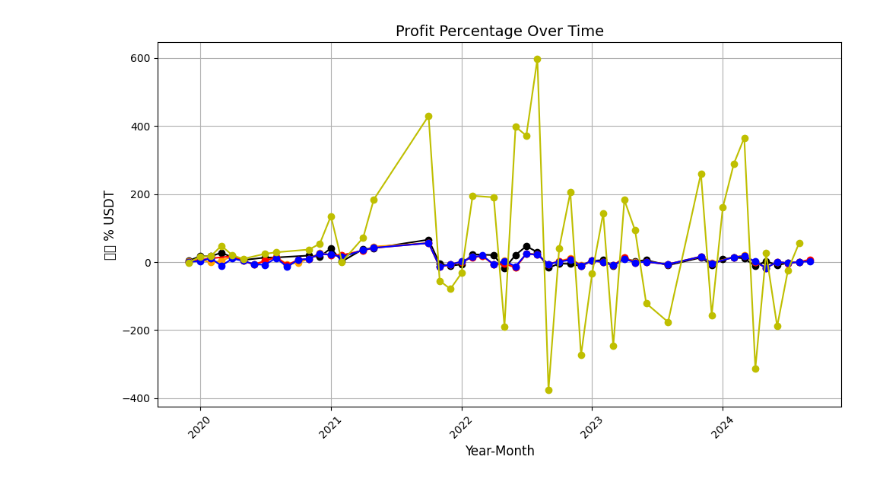
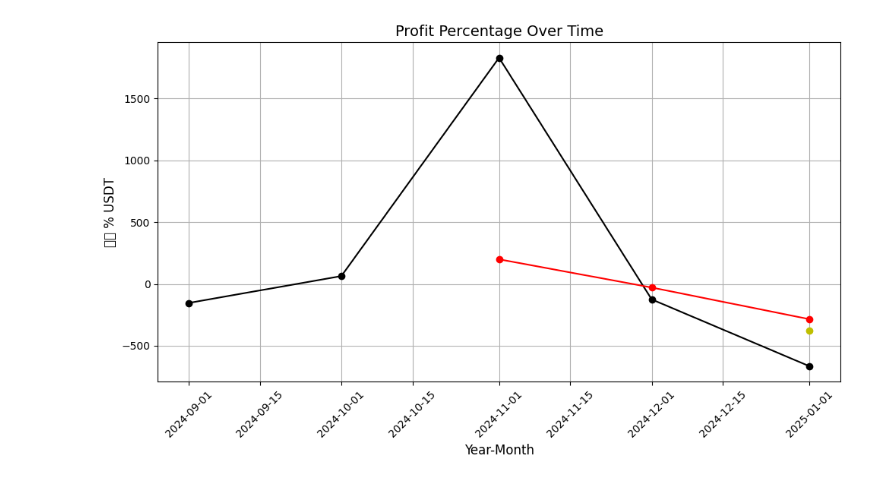
Before and after one commit to jkk300000/PineScript-TradingView-_algorithmTradingSauce, a Jupyter notebook: 트레이딩_뷰_알고리즘_자동매매_수익률_분석.ipynb, the cells around one changed output. Cells and saved outputs as stored; diff of their text form; code cells hidden in the pictures.

```diff
--- a/트레이딩_뷰_알고리즘_자동매매_수익률_분석.ipynb
+++ b/트레이딩_뷰_알고리즘_자동매매_수익률_분석.ipynb
@@ -4,8 +4,8 @@
 import pandas as pd
 import matplotlib.pyplot as plt
 # %%
-data = pd.read_csv('/content/sample_data/내_전략_List_of_Trades_2024-10-07 (2).csv')
+data = pd.read_csv('/content/sample_data/내_전략_List_of_Trades_2025-01-27.csv')
 # %%
-data2 = pd.read_csv('/content/sample_data/내_전략_List_of_Trades_2024-10-06 (1).csv')
+data2 = pd.read_csv('/content/sample_data/내_전략_List_of_Trades_2025-01-27 (1).csv')
 # %%
-data3 = pd.read_csv('/content/sample_data/내_전략_List_of_Trades_2024-10-06 (2).csv')
+data3 = pd.read_csv('/content/sample_data/스퀴즈_모멘텀_비트코인_List_of_Trades_2025-01-27.csv')
@@ -51,7 +88,7 @@ def calculate_profit(Data):
 # %%
 calculate_profit1 = calculate_profit(data)
-# calculate_profit2 = calculate_profit(data2)
-# calculate_profit3 = calculate_profit(data3)
+calculate_profit2 = calculate_profit(data2)
+calculate_profit3 = calculate_profit(data3)
 # calculate_profit4 = calculate_profit(data4)
 # calculate_profit5 = calculate_profit(data5)
 # calculate_profit6 = calculate_profit(data6)
@@ -136,39 +117,39 @@ combined_df_vertical
 # %%
   calculate_profit1['Year-Month'] = pd.to_datetime(calculate_profit1[['Year', 'Month']].assign(DAY=1))
-  # calculate_profit2['Year-Month'] = pd.to_datetime(calculate_profit2[['Year', 'Month']].assign(DAY=1))
-  # calculate_profit3['Year-Month'] = pd.to_datetime(calculate_profit3[['Year', 'Month']].assign(DAY=1))
+  calculate_profit2['Year-Month'] = pd.to_datetime(calculate_profit2[['Year', 'Month']].assign(DAY=1))
+  calculate_profit3['Year-Month'] = pd.to_datetime(calculate_profit3[['Year', 'Month']].assign(DAY=1))
   # calculate_profit4['Year-Month'] = pd.to_datetime(calculate_profit4[['Year', 'Month']].assign(DAY=1))
   # calculate_profit5['Year-Month'] = pd.to_datetime(calculate_profit5[['Year', 'Month']].assign(DAY=1))
   # calculate_profit6['Year-Month'] = pd.to_datetime(calculate_profit6[['Year', 'Month']].assign(DAY=1))
-  calculate_profit7['Year-Month'] = pd.to_datetime(calculate_profit7[['Year', 'Month']].assign(DAY=1))
-  calculate_profit8['Year-Month'] = pd.to_datetime(calculate_profit8[['Year', 'Month']].assign(DAY=1))
-  calculate_profit9['Year-Month'] = pd.to_datetime(calculate_profit9[['Year', 'Month']].assign(DAY=1))
-  calculate_profit10['Year-Month'] = pd.to_datetime(calculate_profit10[['Year', 'Month']].assign(DAY=1))
+  # calculate_profit7['Year-Month'] = pd.to_datetime(calculate_profit7[['Year', 'Month']].assign(DAY=1))
+  # calculate_profit8['Year-Month'] = pd.to_datetime(calculate_profit8[['Year', 'Month']].assign(DAY=1))
+  # calculate_profit9['Year-Month'] = pd.to_datetime(calculate_profit9[['Year', 'Month']].assign(DAY=1))
+  # calculate_profit10['Year-Month'] = pd.to_datetime(calculate_profit10[['Year', 'Month']].assign(DAY=1))
 
   plt.figure(figsize=(10, 6))
-  plt.plot(calculate_profit1['Year-Month'], calculate_profit1['수익 % USDT'], marker='o', linestyle='-', color='black')
-  # # plt.plot(calculate_profit2['Year-Month'], calculate_profit2['수익 % USDT'], marker='o', linestyle='-', color='r')
-  # plt.plot(calculate_profit3['Year-Month'], calculate_profit3['수익 % USDT'], marker='o', linestyle='-', color='y')
+  plt.plot(calculate_profit1['Year-Month'], calculate_profit1['Standalone Profit'], marker='o', linestyle='-', color='black')
+  plt.plot(calculate_profit2['Year-Month'], calculate_profit2['Standalone Profit'], marker='o', linestyle='-', color='r')
+  plt.plot(calculate_profit3['Year-Month'], calculate_profit3['Standalone Profit'], marker='o', linestyle='-', color='y')
   # plt.plot(calculate_profit4['Year-Month'], calculate_profit4['수익 % USDT'], marker='o', linestyle='-', color='black')
   # plt.plot(calculate_profit5['Year-Month'], calculate_profit5['수익 % USDT'], marker='o', linestyle='-', color='r')
   # # plt.plot(calculate_profit6['Year-Month'], calculate_profit6['수익 % USDT'], marker='o', linestyle='-', color='orange')
-  plt.plot(calculate_profit7['Year-Month'], calculate_profit7['수익 % USDT'], marker='o', linestyle='-', color='orange')
-  plt.plot(calculate_profit8['Year-Month'], calculate_profit8['수익 % USDT'], marker='o', linestyle='-', color='r')
-  plt.plot(calculate_profit9['Year-Month'], calculate_profit9['수익 % USDT'], marker='o', linestyle='-', color='b')
-  plt.plot(calculate_profit10['Year-Month'], calculate_profit10['수익 % USDT'], marker='o', linestyle='-', color='y')
+  # plt.plot(calculate_profit7['Year-Month'], calculate_profit7['수익 % USDT'], marker='o', linestyle='-', color='orange')
+  # plt.plot(calculate_profit8['Year-Month'], calculate_profit8['수익 % USDT'], marker='o', linestyle='-', color='r')
+  # plt.plot(calculate_profit9['Year-Month'], calculate_profit9['수익 % USDT'], marker='o', linestyle='-', color='b')
+  # plt.plot(calculate_profit10['Year-Month'], calculate_profit10['수익 % USDT'], marker='o', linestyle='-', color='y')
   # Add titles and labels
   plt.title('Profit Percentage Over Time', fontsize=14)
   plt.xlabel('Year-Month', fontsize=12)
   plt.ylabel('수익 % USDT', fontsize=12)
 
   # Display the grid and the plot
   plt.grid(True)
   plt.xticks(rotation=45)
   plt.tight_layout()
 
   # Show the plot
   plt.show()
 # %% [output]
-[figure, old version]
+[figure, new version]
 # %%
   def countPositiveAndNagetive(calculate_profit):
```
Also changed, not shown: parts of 16 cells of this notebook.
